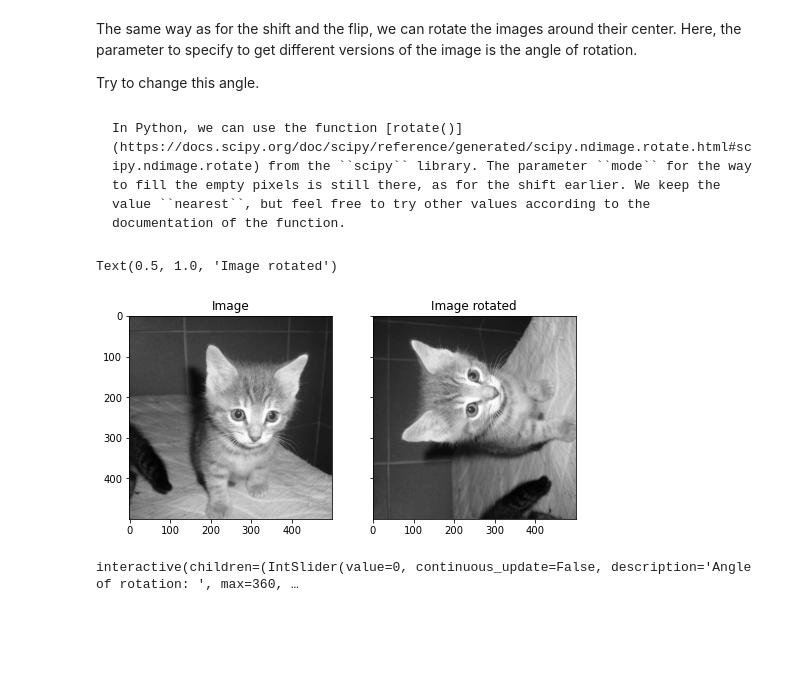
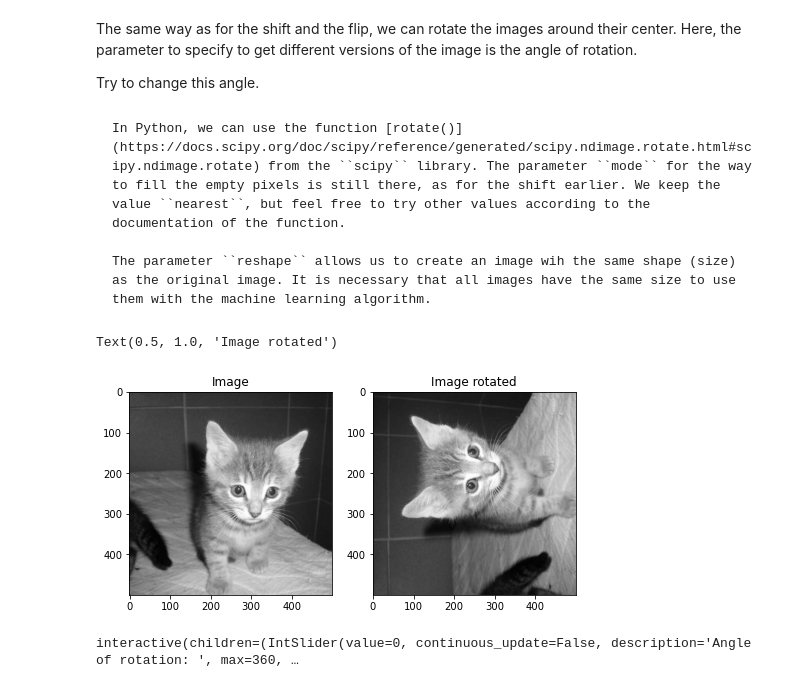
Before and after one commit to annalaine/quaxp, a Jupyter notebook: 2-3-2-augmentation.ipynb, the cells around one changed output. Saved outputs shown, nothing was run; the diff lists cells and outputs as text; code cells hidden in the pictures; blank space fills up the shorter version.

````diff
--- a/2-3-2-augmentation.ipynb
+++ b/2-3-2-augmentation.ipynb
@@ -110,26 +110,28 @@ Try to change this angle.
 # %% [markdown]
 ```{toggle} Advanced level
 In Python, we can use the function [rotate()](https://docs.scipy.org/doc/scipy/reference/generated/scipy.ndimage.rotate.html#scipy.ndimage.rotate) from the ``scipy`` library. The parameter ``mode`` for the way to fill the empty pixels is still there, as for the shift earlier. We keep the value ``nearest``, but feel free to try other values according to the documentation of the function.
+
+The parameter ``reshape`` allows us to create an image wih the same shape (size) as the original image. It is necessary that all images have the same size to use them with the machine learning algorithm.
 ```
 # %%
 import matplotlib.pyplot as plt
 from scipy import ndimage
 from skimage import io
 from skimage.color import rgb2gray
 
 image = io.imread('./data/1.jpg')
 image = rgb2gray(image)
 
-rotated = ndimage.rotate(image, 90, mode = 'nearest')
+rotated = ndimage.rotate(image, 90, mode = 'nearest', reshape = False)
 
 fig, (ax1, ax2) = plt.subplots(1, 2, figsize = (8, 4))
 ax1.imshow(image, cmap = 'gray')
 ax1.set_title('Image')
 ax2.imshow(rotated, cmap = 'gray')
 ax2.set_title('Image rotated')
 # %% [output]
 Text(0.5, 1.0, 'Image rotated')
-[figure, old version]
+[figure, new version]
 # %%
 # Beginner version: cell to hide
 
````
Also changed, not shown: parts of 8 cells of this notebook, 1 other file.
